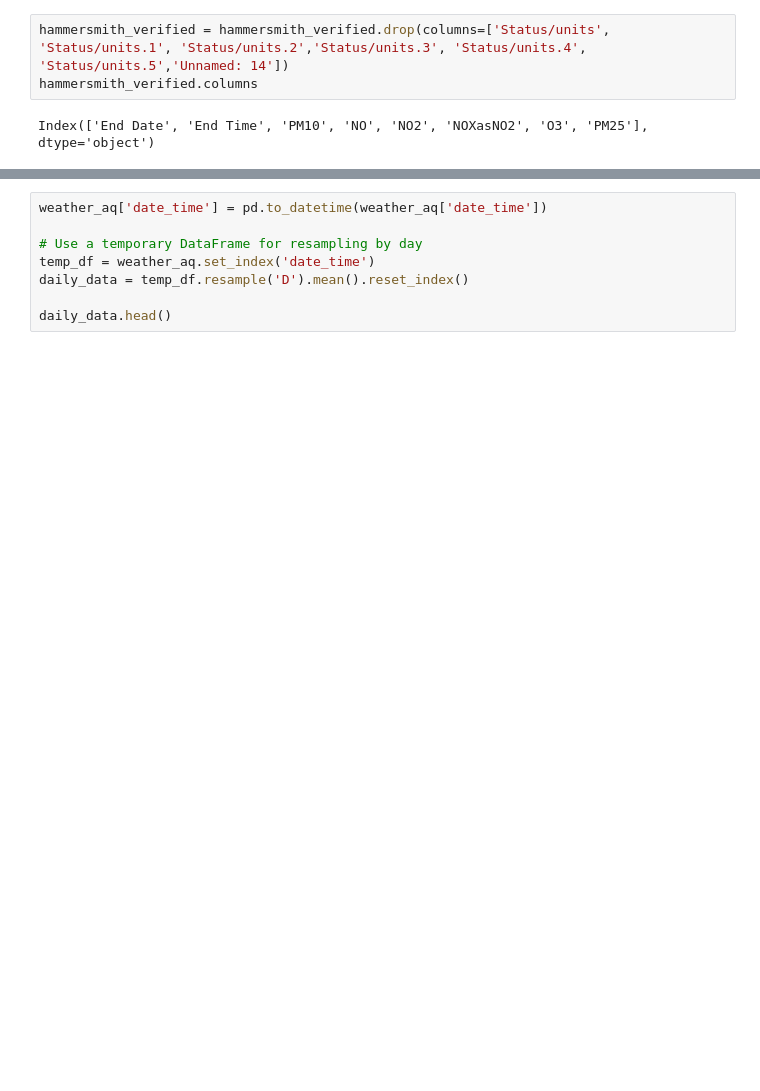
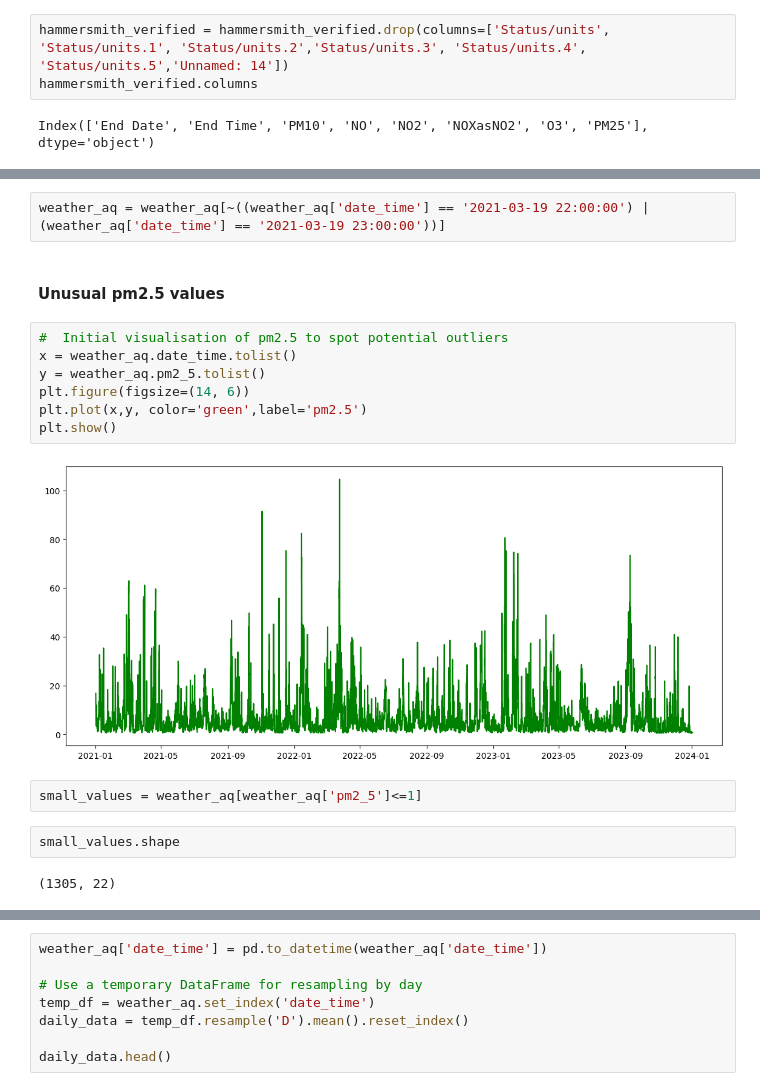
Before and after one commit to Frannerz/air_pollution_analysis, a Jupyter notebook: EDA_hammersmith.ipynb, the cells around one changed output, grey strips where cells are left out. Cells and saved outputs as stored; diff of their text form; blank space fills up the shorter version.

```diff
--- a/EDA_hammersmith.ipynb
+++ b/EDA_hammersmith.ipynb
@@ -519,0 +744,19 @@ hammersmith_verified.head()
+# %%
+weather_aq = weather_aq[~((weather_aq['date_time'] == '2021-03-19 22:00:00') | (weather_aq['date_time'] == '2021-03-19 23:00:00'))]
+# %% [markdown]
+#### Unusual pm2.5 values
+# %%
+#  Initial visualisation of pm2.5 to spot potential outliers
+x = weather_aq.date_time.tolist()
+y = weather_aq.pm2_5.tolist()
+plt.figure(figsize=(14, 6))
+plt.plot(x,y, color='green',label='pm2.5')
+plt.show()
+# %% [output]
+[figure, added]
+# %%
+small_values = weather_aq[weather_aq['pm2_5']<=1]
+# %%
+small_values.shape
+# %% [output]
+(1305, 22)
```
Also changed, not shown: parts of 72 cells of this notebook, 1 other file.
